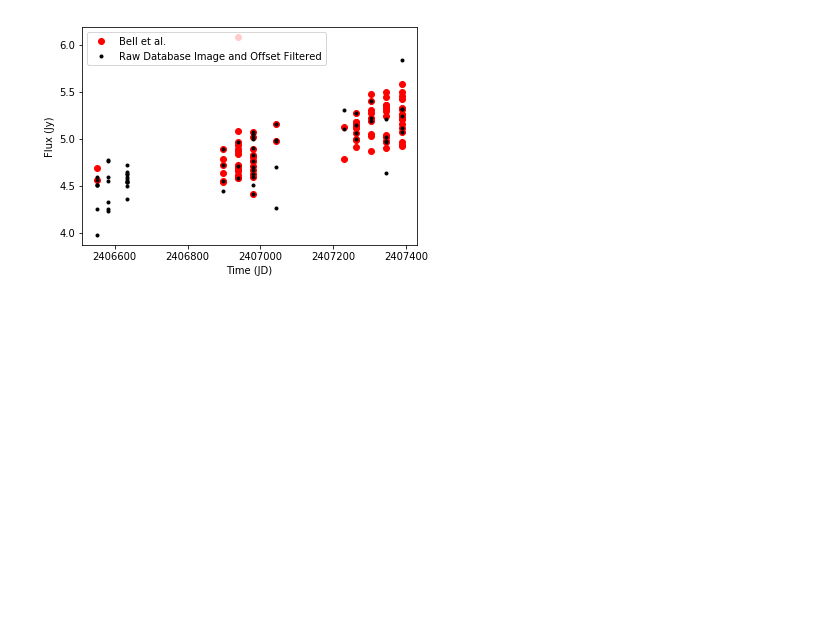
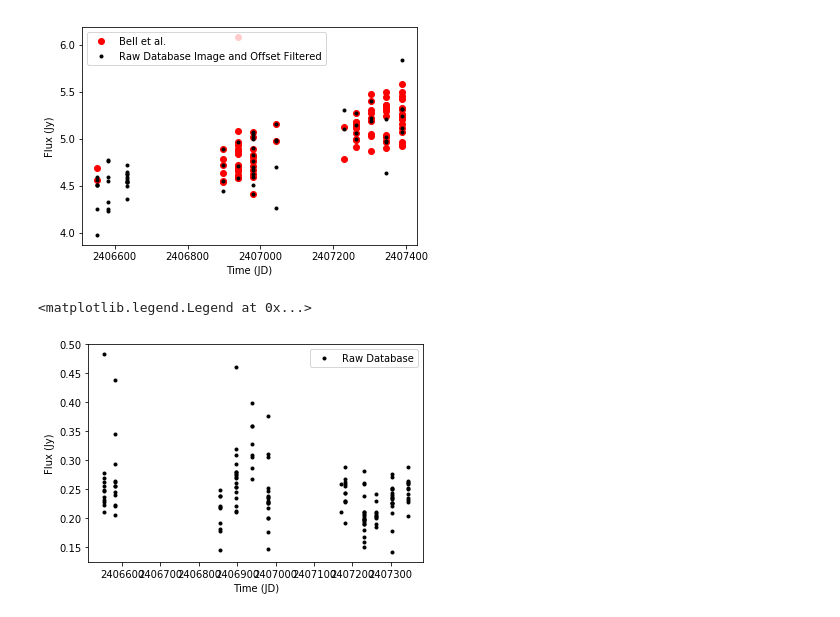
Before and after one commit to piccolomud/mwats, a Jupyter notebook: SQL/Sanity_Check_SQL.ipynb, the cells around one changed output. Cells and saved outputs as stored; diff of their text form; code cells hidden in the pictures; blank space fills up the shorter version.

```diff
--- a/SQL/Sanity_Check_SQL.ipynb
+++ b/SQL/Sanity_Check_SQL.ipynb
@@ -178,3 +235,14 @@ See the caveats in the documentation: http://pandas.pydata.org/pandas-docs/stabl
   after removing the cwd from sys.path.
 <matplotlib.legend.Legend at 0x...>
 [figure]
+# %%
+source = 39570
+source_data = raw_data[raw_data.source_id == source]
+# %%
+plt.plot(source_data.jd-50000, source_data.raw_peak_flux, 'k.', label='Raw Database')
+plt.xlabel('Time (JD)')
+plt.ylabel('Flux (Jy)')
+plt.legend()
+# %% [output]
+<matplotlib.legend.Legend at 0x...>
+[figure, added]
```
Also changed, not shown: parts of 16 cells of this notebook, 4 other files.
